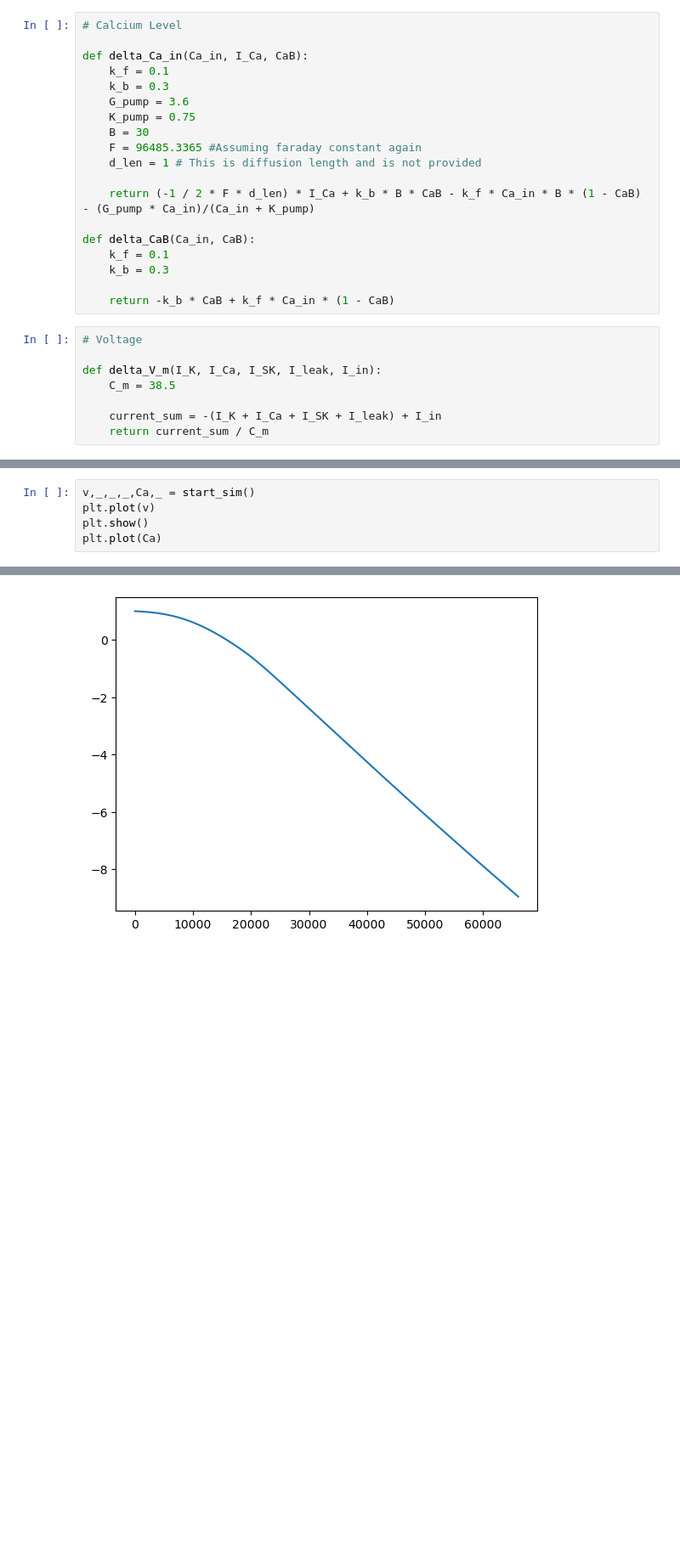
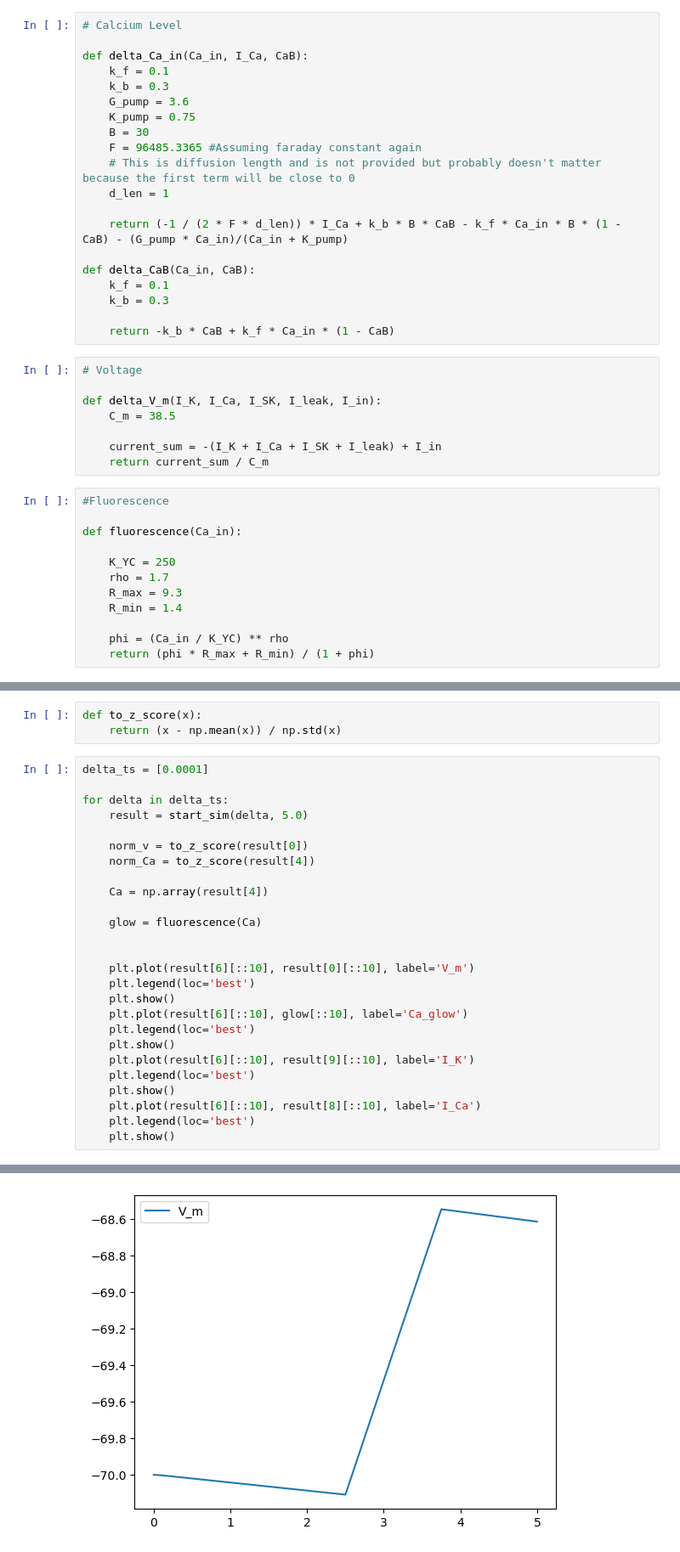
Before and after one commit to BenThrelfall/the_worm_machine, a Jupyter notebook: neuron.ipynb, the cells around one changed output, grey strips where cells are left out. Shown: that part at 85% size. Drawn from its saved outputs; the diff is of its cells as text; blank space fills up the shorter version.

```diff
--- a/neuron.ipynb
+++ b/neuron.ipynb
@@ -91,9 +97,10 @@ def delta_Ca_in(Ca_in, I_Ca, CaB):
     K_pump = 0.75
     B = 30
     F = 96485.3365 #Assuming faraday constant again
-    d_len = 1 # This is diffusion length and is not provided
+    # This is diffusion length and is not provided but probably doesn't matter because the first term will be close to 0
+    d_len = 1
 
-    return (-1 / 2 * F * d_len) * I_Ca + k_b * B * CaB - k_f * Ca_in * B * (1 - CaB) - (G_pump * Ca_in)/(Ca_in + K_pump)
+    return (-1 / (2 * F * d_len)) * I_Ca + k_b * B * CaB - k_f * Ca_in * B * (1 - CaB) - (G_pump * Ca_in)/(Ca_in + K_pump)
 
 def delta_CaB(Ca_in, CaB):
     k_f = 0.1
@@ -108,4 +115,16 @@ def delta_V_m(I_K, I_Ca, I_SK, I_leak, I_in):
 
     current_sum = -(I_K + I_Ca + I_SK + I_leak) + I_in
     return current_sum / C_m
+# %%
+#Fluorescence
+
+def fluorescence(Ca_in):
+
+    K_YC = 250
+    rho = 1.7
+    R_max = 9.3
+    R_min = 1.4
+
+    phi = (Ca_in / K_YC) ** rho
+    return (phi * R_max + R_min) / (1 + phi)
 # %%
@@ -161,6 +202,30 @@ def start_sim():
+# %%
+def to_z_score(x):
+    return (x - np.mean(x)) / np.std(x)
 # %%
-v,_,_,_,Ca,_ = start_sim()
-plt.plot(v)
-plt.show()
-plt.plot(Ca)
+delta_ts = [0.0001]
+
+for delta in delta_ts:
+    result = start_sim(delta, 5.0)
+
+    norm_v = to_z_score(result[0])
+    norm_Ca = to_z_score(result[4])
+
+    Ca = np.array(result[4])
+
+    glow = fluorescence(Ca)
+
+
+    plt.plot(result[6][::10], result[0][::10], label='V_m')
+    plt.legend(loc='best')
+    plt.show()
+    plt.plot(result[6][::10], glow[::10], label='Ca_glow')
+    plt.legend(loc='best')
+    plt.show()
+    plt.plot(result[6][::10], result[9][::10], label='I_K')
+    plt.legend(loc='best')
+    plt.show()
+    plt.plot(result[6][::10], result[8][::10], label='I_Ca')
+    plt.legend(loc='best')
+    plt.show()
 # %% [output]
@@ -167 +235 @@ plt.plot(Ca)
-[figure, old version]
+[figure, new version]
```
Also changed, not shown: parts of 4 cells of this notebook, 3 other files.
